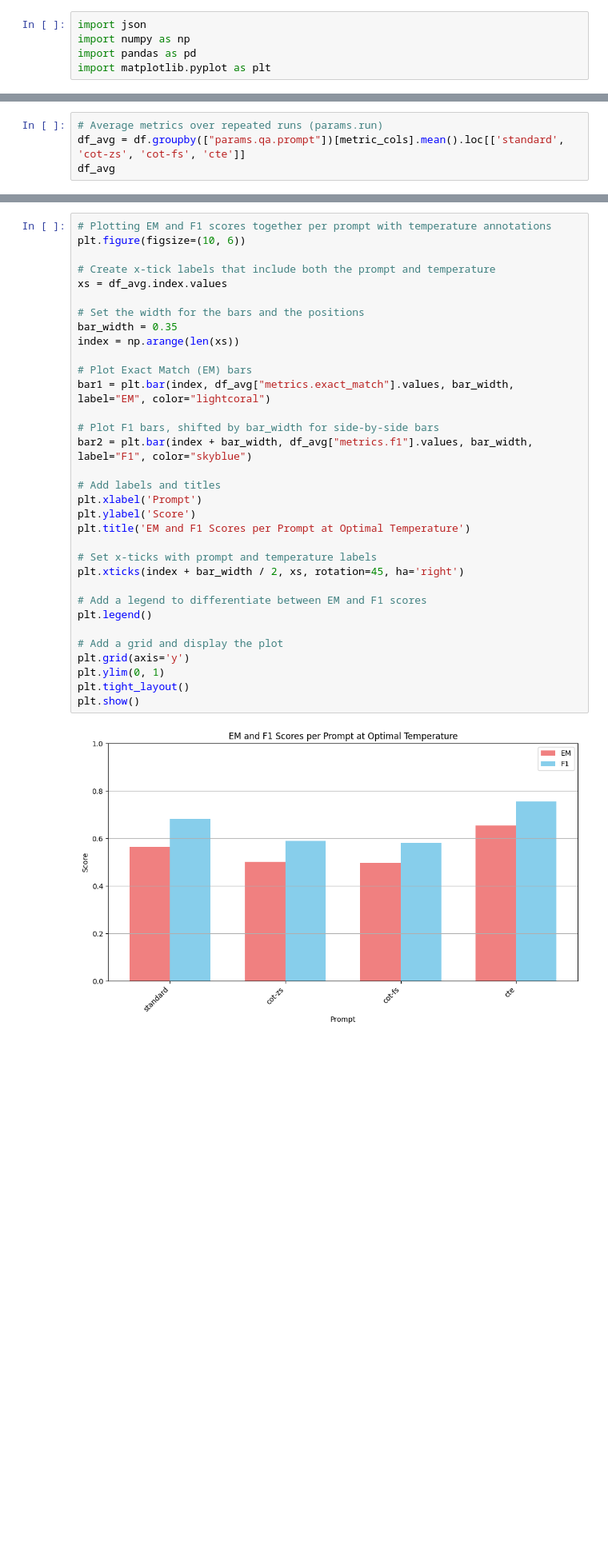
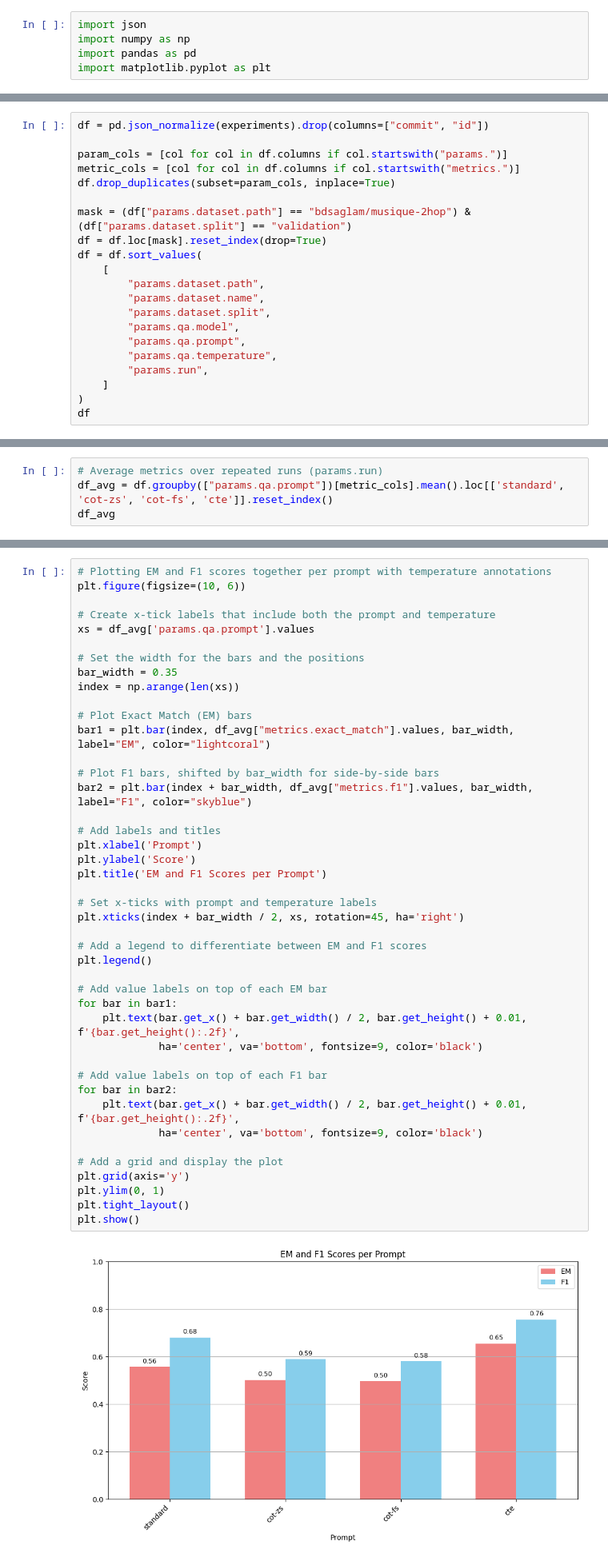
Before and after one commit to bdsaglam/bellem, a Jupyter notebook: dev_nbs/research-mhqa/reports/prompt-comparison-2hop.ipynb, the cells around one changed output, grey strips where cells are left out. Shown at 80% size. Cells and saved outputs as stored; diff of their text form; blank space fills up the shorter version.

```diff
--- a/dev_nbs/research-mhqa/reports/prompt-comparison-2hop.ipynb
+++ b/dev_nbs/research-mhqa/reports/prompt-comparison-2hop.ipynb
@@ -61,0 +32,21 @@ metric_cols = [col for col in df.columns if col.startswith("metrics.")]
+# %%
+df = pd.json_normalize(experiments).drop(columns=["commit", "id"])
+
+param_cols = [col for col in df.columns if col.startswith("params.")]
+metric_cols = [col for col in df.columns if col.startswith("metrics.")]
+df.drop_duplicates(subset=param_cols, inplace=True)
+
+mask = (df["params.dataset.path"] == "bdsaglam/musique-2hop") & (df["params.dataset.split"] == "validation")
+df = df.loc[mask].reset_index(drop=True)
+df = df.sort_values(
+    [
+        "params.dataset.path",
+        "params.dataset.name",
+        "params.dataset.split",
+        "params.qa.model",
+        "params.qa.prompt",
+        "params.qa.temperature",
+        "params.run",
+    ]
+)
+df
@@ -62,5 +67,5 @@ metric_cols = [col for col in df.columns if col.startswith("metrics.")]
 # %%
 # Average metrics over repeated runs (params.run)
-df_avg = df.groupby(["params.qa.prompt"])[metric_cols].mean().loc[['standard', 'cot-zs', 'cot-fs', 'cte']]
+df_avg = df.groupby(["params.qa.prompt"])[metric_cols].mean().loc[['standard', 'cot-zs', 'cot-fs', 'cte']].reset_index()
 df_avg
 # %% [output]
@@ -75,33 +79,43 @@ df_avg
 plt.figure(figsize=(10, 6))
 
 # Create x-tick labels that include both the prompt and temperature
-xs = df_avg.index.values
+xs = df_avg['params.qa.prompt'].values
 
 # Set the width for the bars and the positions
 bar_width = 0.35
 index = np.arange(len(xs))
 
 # Plot Exact Match (EM) bars
 bar1 = plt.bar(index, df_avg["metrics.exact_match"].values, bar_width, label="EM", color="lightcoral")
 
 # Plot F1 bars, shifted by bar_width for side-by-side bars
 bar2 = plt.bar(index + bar_width, df_avg["metrics.f1"].values, bar_width, label="F1", color="skyblue")
 
 # Add labels and titles
 plt.xlabel('Prompt')
 plt.ylabel('Score')
-plt.title('EM and F1 Scores per Prompt at Optimal Temperature')
+plt.title('EM and F1 Scores per Prompt')
 
 # Set x-ticks with prompt and temperature labels
 plt.xticks(index + bar_width / 2, xs, rotation=45, ha='right')
 
 # Add a legend to differentiate between EM and F1 scores
 plt.legend()
 
+# Add value labels on top of each EM bar
+for bar in bar1:
+    plt.text(bar.get_x() + bar.get_width() / 2, bar.get_height() + 0.01, f'{bar.get_height():.2f}',
+             ha='center', va='bottom', fontsize=9, color='black')
+
+# Add value labels on top of each F1 bar
+for bar in bar2:
+    plt.text(bar.get_x() + bar.get_width() / 2, bar.get_height() + 0.01, f'{bar.get_height():.2f}',
+             ha='center', va='bottom', fontsize=9, color='black')
+
 # Add a grid and display the plot
 plt.grid(axis='y')
 plt.ylim(0, 1)
 plt.tight_layout()
 plt.show()
 # %% [output]
-[figure, old version]
+[figure, new version]
```
Also changed, not shown: parts of 5 cells of this notebook, 5 other files.
